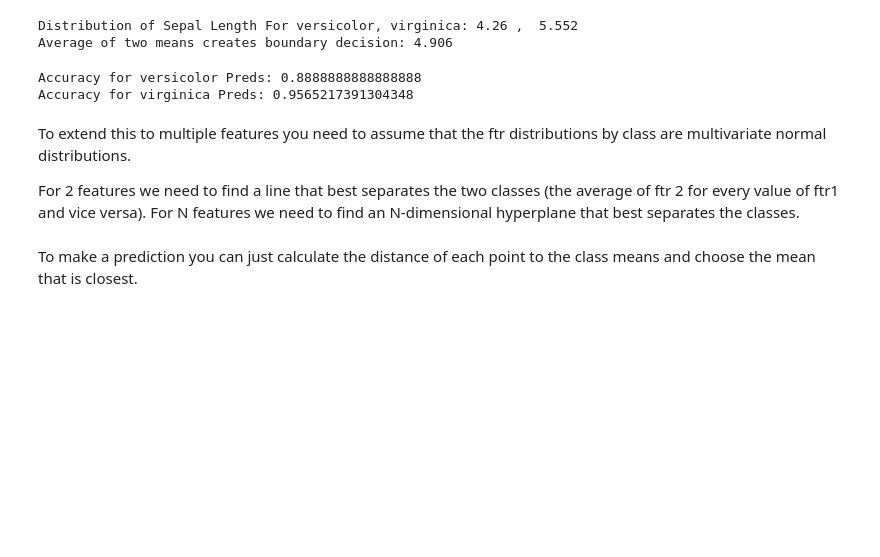
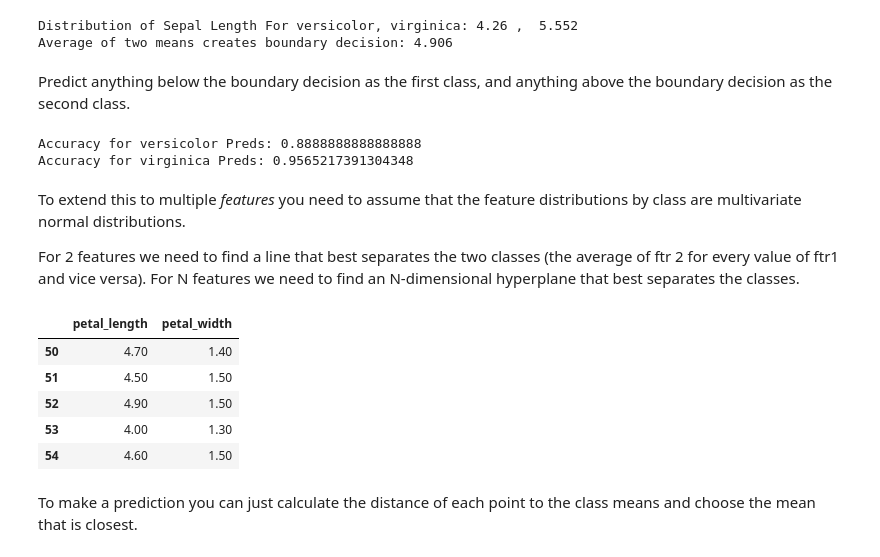
Before and after one commit to rshap91/Algorithms, a Jupyter notebook: Linear_Discriminant_Analysis.ipynb, the cells around one changed output. Saved outputs shown, nothing was run; the diff lists cells and outputs as text; code cells hidden in the pictures; blank space fills up the shorter version.

```diff
--- a/Linear_Discriminant_Analysis.ipynb
+++ b/Linear_Discriminant_Analysis.ipynb
@@ -70,6 +70,8 @@ print('Average of two means creates boundary decision:', bd)
 # %% [output]
 Distribution of Sepal Length For versicolor, virginica: 4.26 ,  5.552
 Average of two means creates boundary decision: 4.906
+# %% [markdown]
+Predict anything below the boundary decision as the first class, and anything above the boundary decision as the second class.
 # %%
 pred_cls1 = x[x<bd].index # versicolor
 pred_cls2 = x[x>=bd].index # virginica
@@ -80,7 +82,7 @@ print('Accuracy for {} Preds:'.format(classes[1]), y[pred_cls2][y[pred_cls2]==cl
 Accuracy for versicolor Preds: 0.8888888888888888
 Accuracy for virginica Preds: 0.9565217391304348
 # %% [markdown]
-To extend this to multiple features you need to assume that the ftr distributions by class are multivariate normal distributions.
+To extend this to multiple _features_ you need to assume that the feature distributions by class are multivariate normal distributions.
 
 For 2 features we need to find a line that best separates the two classes (the average of ftr 2 for every value of ftr1 and vice versa). For N features we need to find an N-dimensional hyperplane that best separates the classes.
 # %%
@@ -92,6 +94,15 @@ y = iris.loc[iris.species.isin(classes), 'species']
 
 cls1 = x[y=='versicolor'].copy()
 cls2 = x[y=='virginica'].copy()
+# %%
+x.head()
+# %% [output]
+|  | petal_length | petal_width |
+| 50 | 4.70 | 1.40 |
+| 51 | 4.50 | 1.50 |
+| 52 | 4.90 | 1.50 |
+| 53 | 4.00 | 1.30 |
+| 54 | 4.60 | 1.50 |
 # %%
 cls1_mean = cls1.mean()
 cls2_mean = cls2.mean()
```
Also changed, not shown: parts of 10 cells of this notebook, 3 other files.
